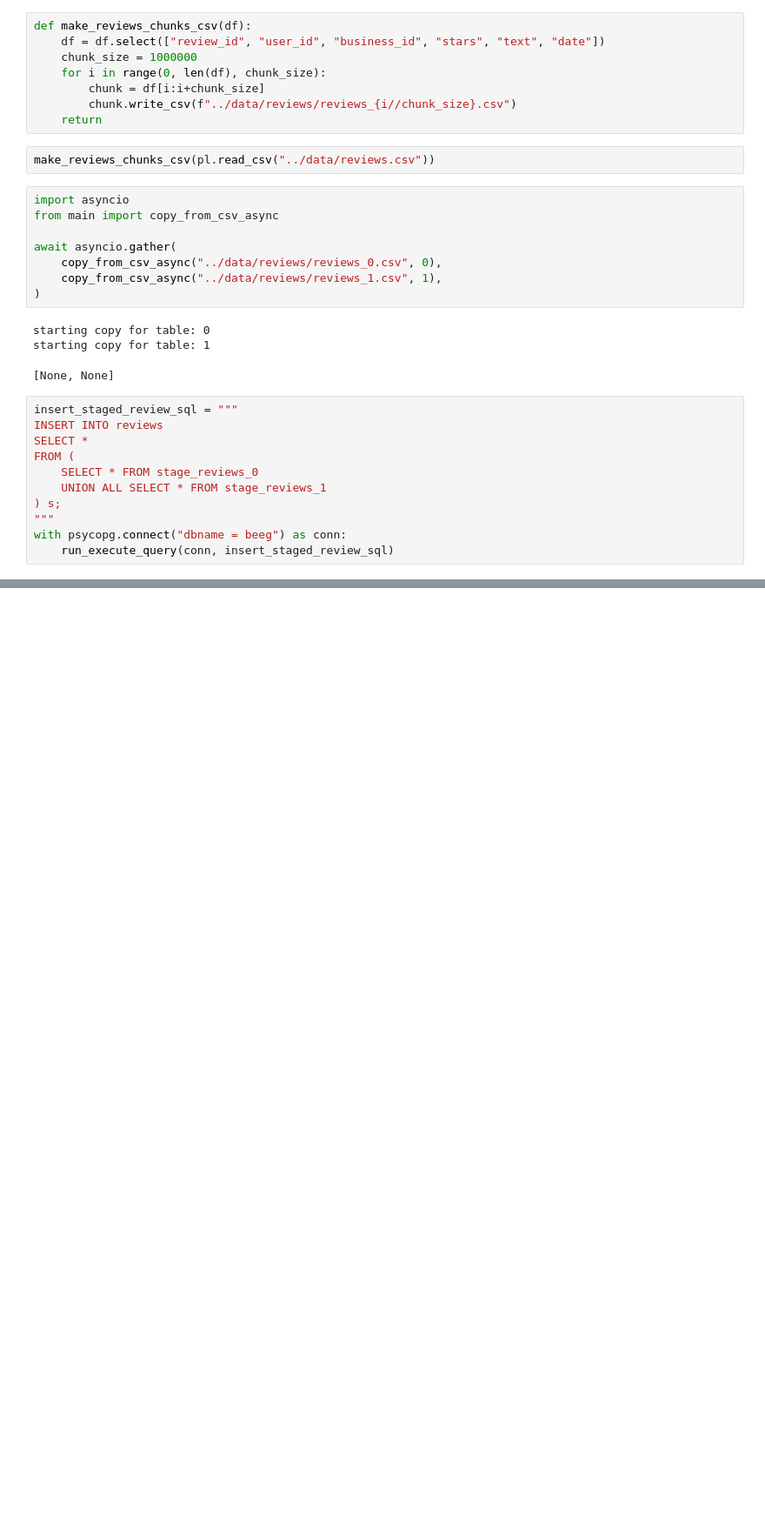
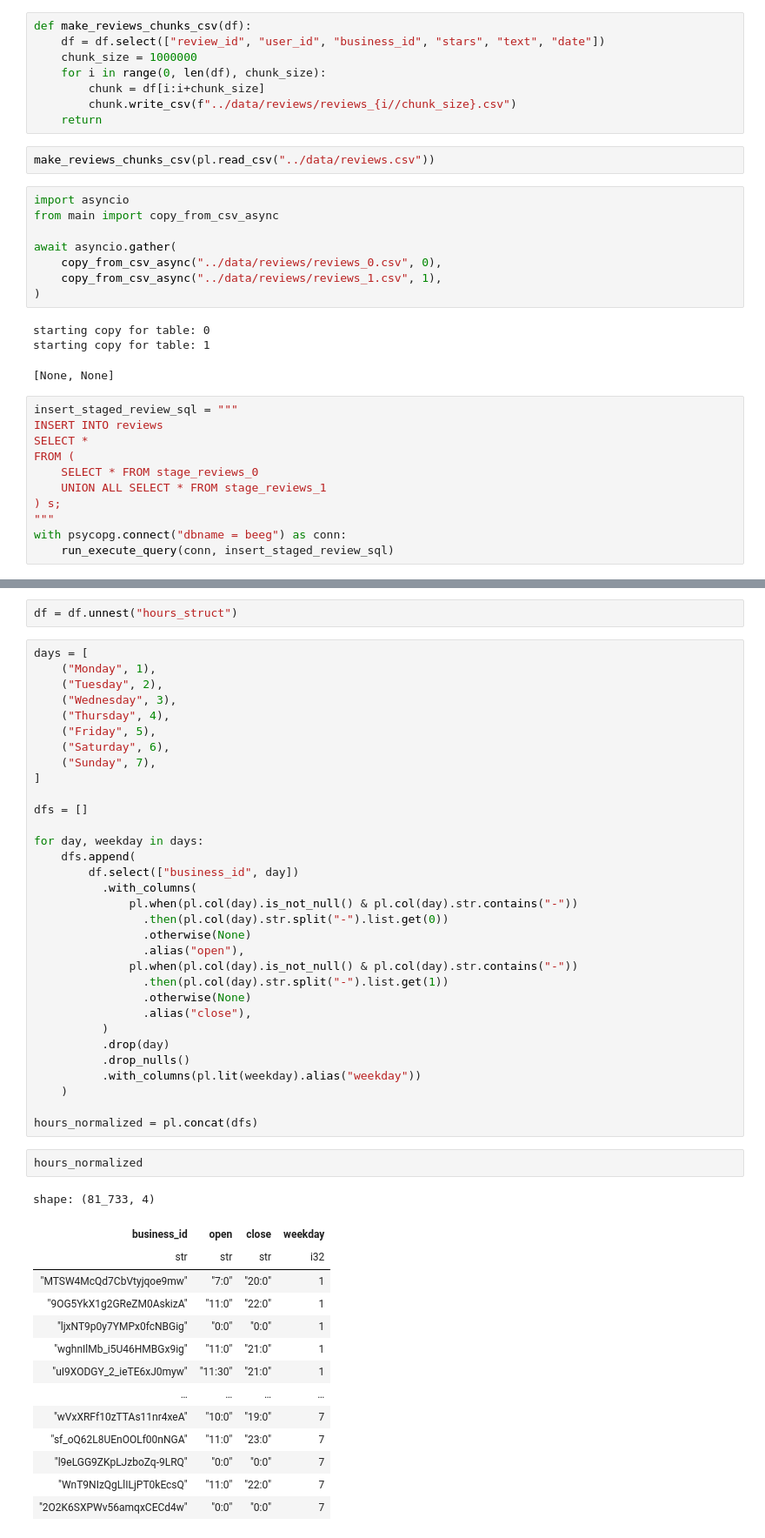
Before and after one commit to haster12345/hello-2, a Jupyter notebook: beeg/src/main.ipynb, the cells around one changed output, grey strips where cells are left out. Shown at 87% size. Drawn from its saved outputs; the diff is of its cells as text; blank space fills up the shorter version.

```diff
--- a/beeg/src/main.ipynb
+++ b/beeg/src/main.ipynb
@@ -478,0 +539,51 @@ with psycopg.connect("dbname = beeg") as conn:
+# %%
+df = df.unnest("hours_struct")
+# %%
+days = [
+    ("Monday", 1),
+    ("Tuesday", 2),
+    ("Wednesday", 3),
+    ("Thursday", 4),
+    ("Friday", 5),
+    ("Saturday", 6),
+    ("Sunday", 7),
+]
+
+dfs = []
+
+for day, weekday in days:
+    dfs.append(
+        df.select(["business_id", day])
+          .with_columns(
+              pl.when(pl.col(day).is_not_null() & pl.col(day).str.contains("-"))
+                .then(pl.col(day).str.split("-").list.get(0))
+                .otherwise(None)
+                .alias("open"),
+              pl.when(pl.col(day).is_not_null() & pl.col(day).str.contains("-"))
+                .then(pl.col(day).str.split("-").list.get(1))
+                .otherwise(None)
+                .alias("close"),
+          )
+          .drop(day)
+          .drop_nulls()
+          .with_columns(pl.lit(weekday).alias("weekday"))
+    )
+
+hours_normalized = pl.concat(dfs)
+# %%
+hours_normalized
+# %% [output]
+shape: (81_733, 4)
+| business_id | open | close | weekday |
+| str | str | str | i32 |
+| "MTSW4McQd7CbVtyjqoe9mw" | "7:0" | "20:0" | 1 |
+| "9OG5YkX1g2GReZM0AskizA" | "11:0" | "22:0" | 1 |
+| "ljxNT9p0y7YMPx0fcNBGig" | "0:0" | "0:0" | 1 |
+| "wghnIlMb_i5U46HMBGx9ig" | "11:0" | "21:0" | 1 |
+| "uI9XODGY_2_ieTE6xJ0myw" | "11:30" | "21:0" | 1 |
+| … | … | … | … |
+| "wVxXRFf10zTTAs11nr4xeA" | "10:0" | "19:0" | 7 |
+| "sf_oQ62L8UEnOOLf00nNGA" | "11:0" | "23:0" | 7 |
+| "l9eLGG9ZKpLJzboZq-9LRQ" | "0:0" | "0:0" | 7 |
+| "WnT9NIzQgLlILjPT0kEcsQ" | "11:0" | "22:0" | 7 |
+| "2O2K6SXPWv56amqxCECd4w" | "0:0" | "0:0" | 7 |
```
Also changed, not shown: parts of 8 cells of this notebook, 1 other file.
